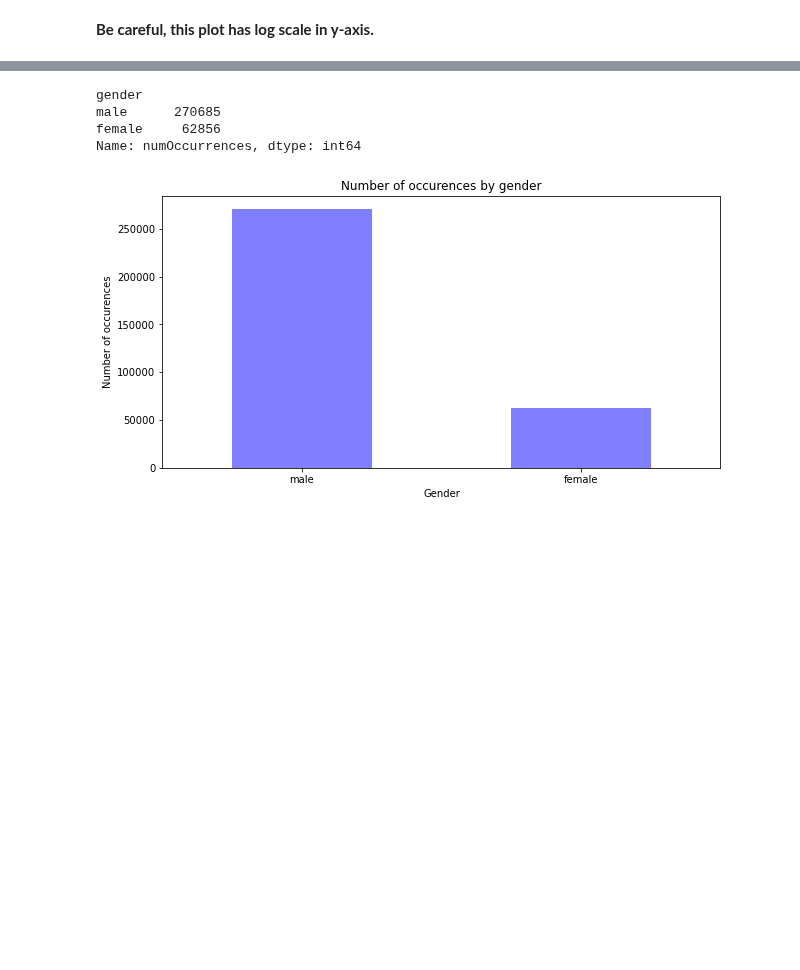
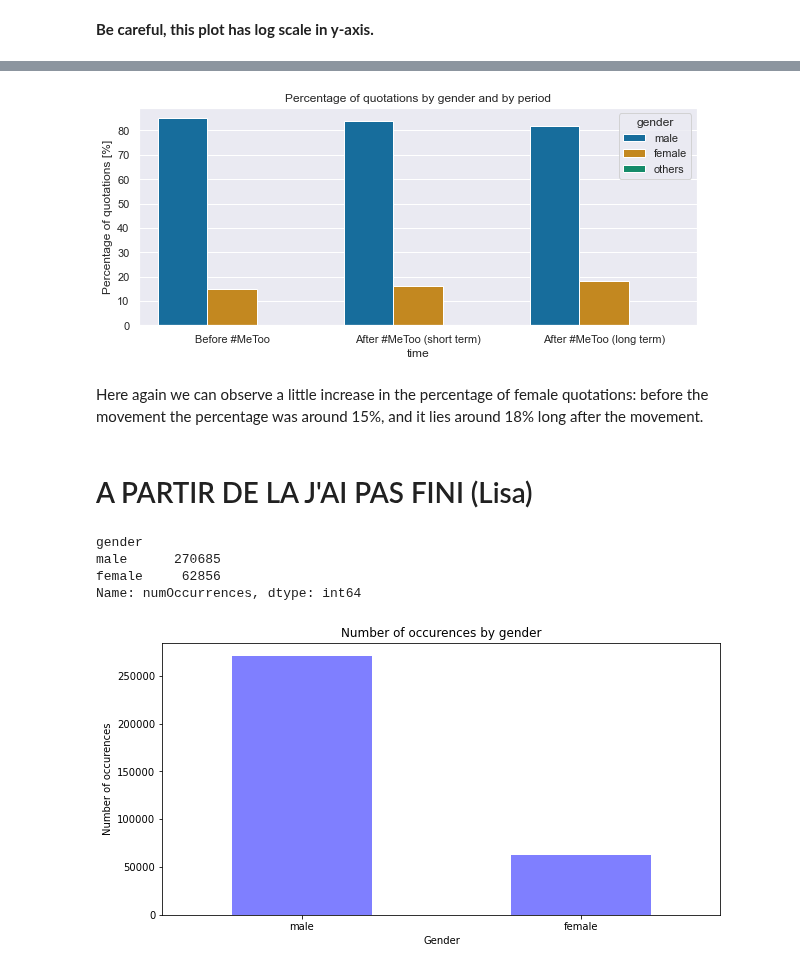
Before and after one commit to janougome/ADA-team, a Jupyter notebook: Descriptive tasks.ipynb, the cells around one changed output, grey strips where cells are left out. Drawn from its saved outputs; the diff is of its cells as text; code cells hidden in the pictures; blank space fills up the shorter version.

```diff
--- a/Descriptive tasks.ipynb
+++ b/Descriptive tasks.ipynb
@@ -161,0 +138,4 @@ gender_groups = df_MF.groupby(df_MF.gender)
+# %%
+for period, quotes in zip(periods, quotes_periods):
+    quotes.drop(quotes[
+        quotes['gender'].isin(quotes_by_gender(quotes, major_only = True)['gender']) == False].index, inplace = True)
@@ -161,0 +144,6 @@ gender_groups = df_MF.groupby(df_MF.gender)
+# %%
+by_gender_years = []
+for year, quotes in zip(years, quotes_years):
+    by_gender_years.append(quotes_by_gender(quotes, year, major_only = False, others_grouped = True))
+
+quotes_by_gender_years = pd.concat(by_gender_years, ignore_index = True)
@@ -161,0 +169,6 @@ gender_groups = df_MF.groupby(df_MF.gender)
+# %%
+by_gender_periods = []
+for period, quotes in zip(periods, quotes_periods):
+    by_gender_periods.append(quotes_by_gender(quotes, period, major_only = False, others_grouped = True))
+
+quotes_by_gender_periods = pd.concat(by_gender_periods, ignore_index = True)
@@ -162,3 +188,14 @@ gender_groups = df_MF.groupby(df_MF.gender)
+# %%
+ax = sns.barplot(x = quotes_by_gender_periods['time'], y = quotes_by_gender_periods['count']*100, hue = quotes_by_gender_periods['gender'], data = quotes_by_gender_periods)
+#ax.set(yscale="log");
+ax.set(ylabel='Percentage of quotations [%]')
+ax.set_title('Percentage of quotations by gender and by period');
+# %% [output]
+[figure, added]
+# %% [markdown]
+Here again we can observe a little increase in the percentage of female quotations: before the movement the percentage was around 15%, and it lies around 18% long after the movement.
+# %% [markdown]
+# A PARTIR DE LA J'AI PAS FINI (Lisa)
 # %%
 #Count the number of occurences by gender (quotations*occurences)
 citations_by_gender = gender_groups.numOccurrences.sum().sort_values(ascending = False)
```
Also changed, not shown: parts of 23 cells of this notebook, 1 other file.
